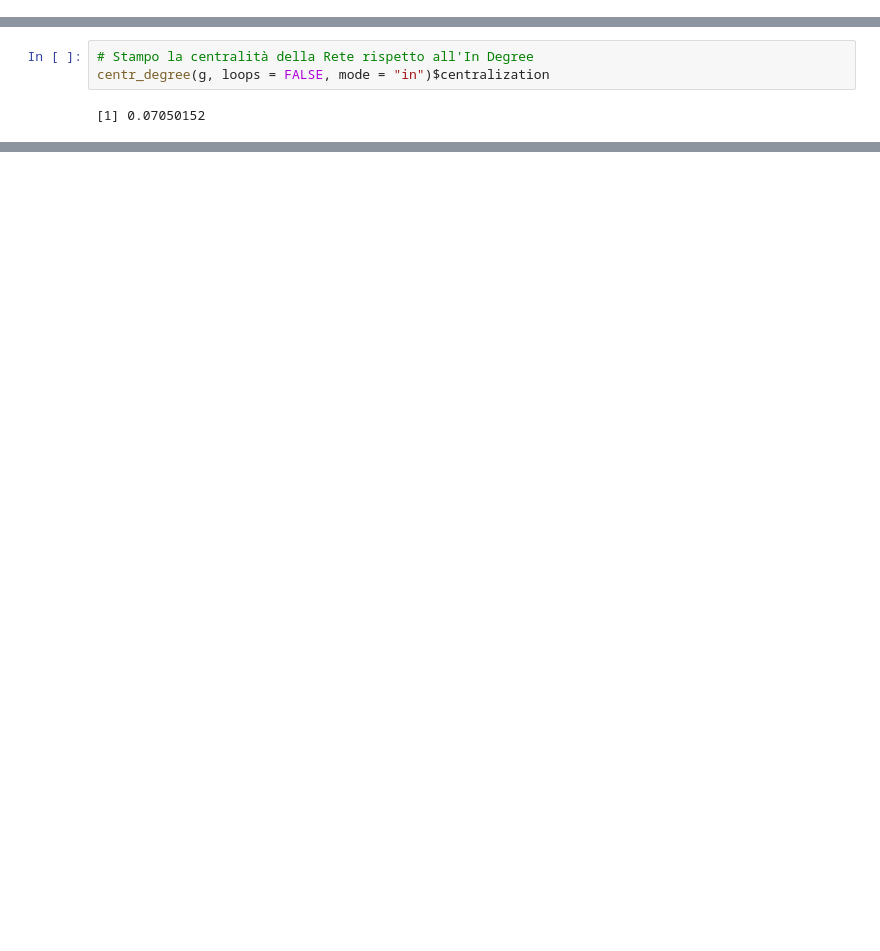
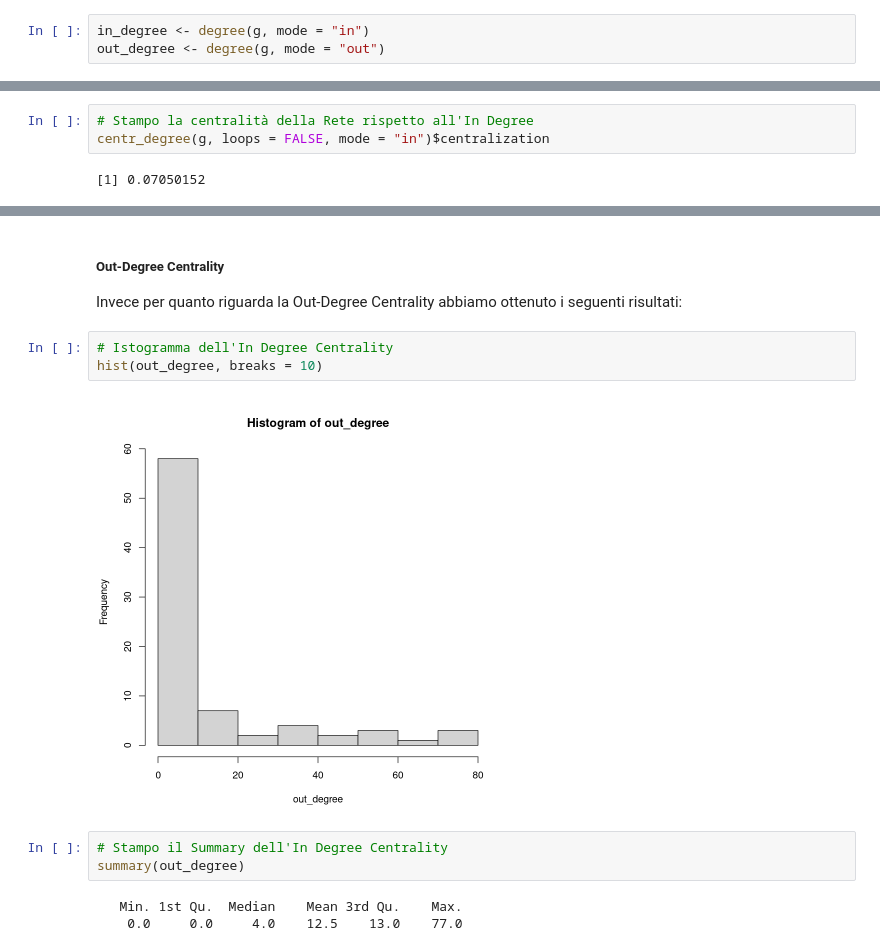
Before and after one commit to TokumiAlex/R-Project, a Jupyter notebook: relazioneProgetto.ipynb, the cells around one changed output, grey strips where cells are left out. Cells and saved outputs as stored; diff of their text form; blank space fills up the shorter version.

```diff
--- a/relazioneProgetto.ipynb
+++ b/relazioneProgetto.ipynb
@@ -121 +138,4 @@ abbiamo ottenuto i seguenti risultati:
+# %%
+in_degree <- degree(g, mode = "in")
+out_degree <- degree(g, mode = "out")
 # %% [markdown]
@@ -153,0 +185,14 @@ Dai dati sopra osservati possiamo affermare che la nostra rete è una rete molto
+# %% [markdown]
+##### Out-Degree Centrality
+Invece per quanto riguarda la Out-Degree Centrality abbiamo ottenuto i seguenti risultati:
+# %%
+# Istogramma dell'In Degree Centrality
+hist(out_degree, breaks = 10)
+# %% [output]
+[figure, added]
+# %%
+# Stampo il Summary dell'In Degree Centrality
+summary(out_degree)
+# %% [output]
+   Min. 1st Qu.  Median    Mean 3rd Qu.    Max.
+    0.0     0.0     4.0    12.5    13.0    77.0
```
Also changed, not shown: parts of 17 cells of this notebook, 3 other files.
